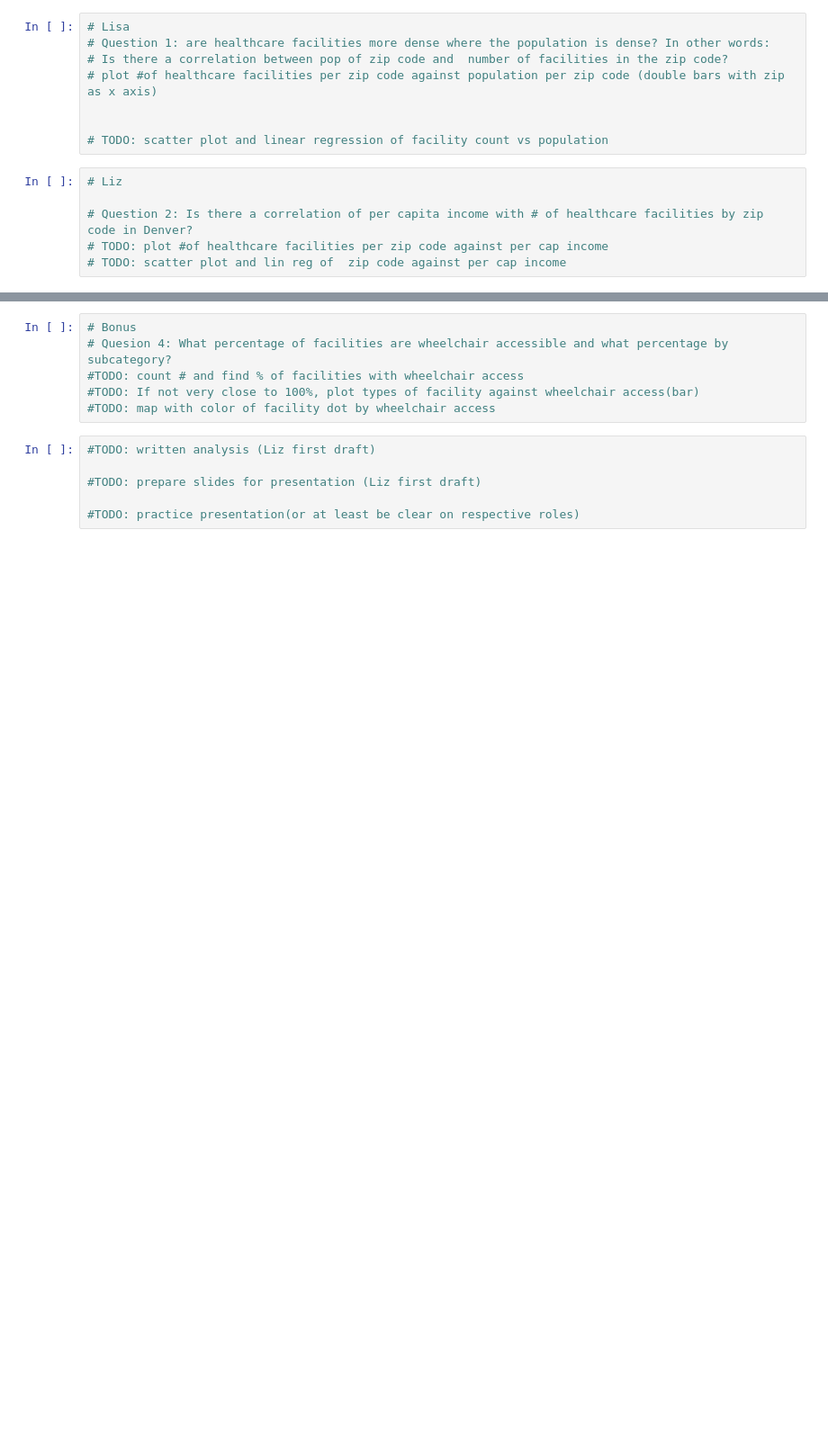
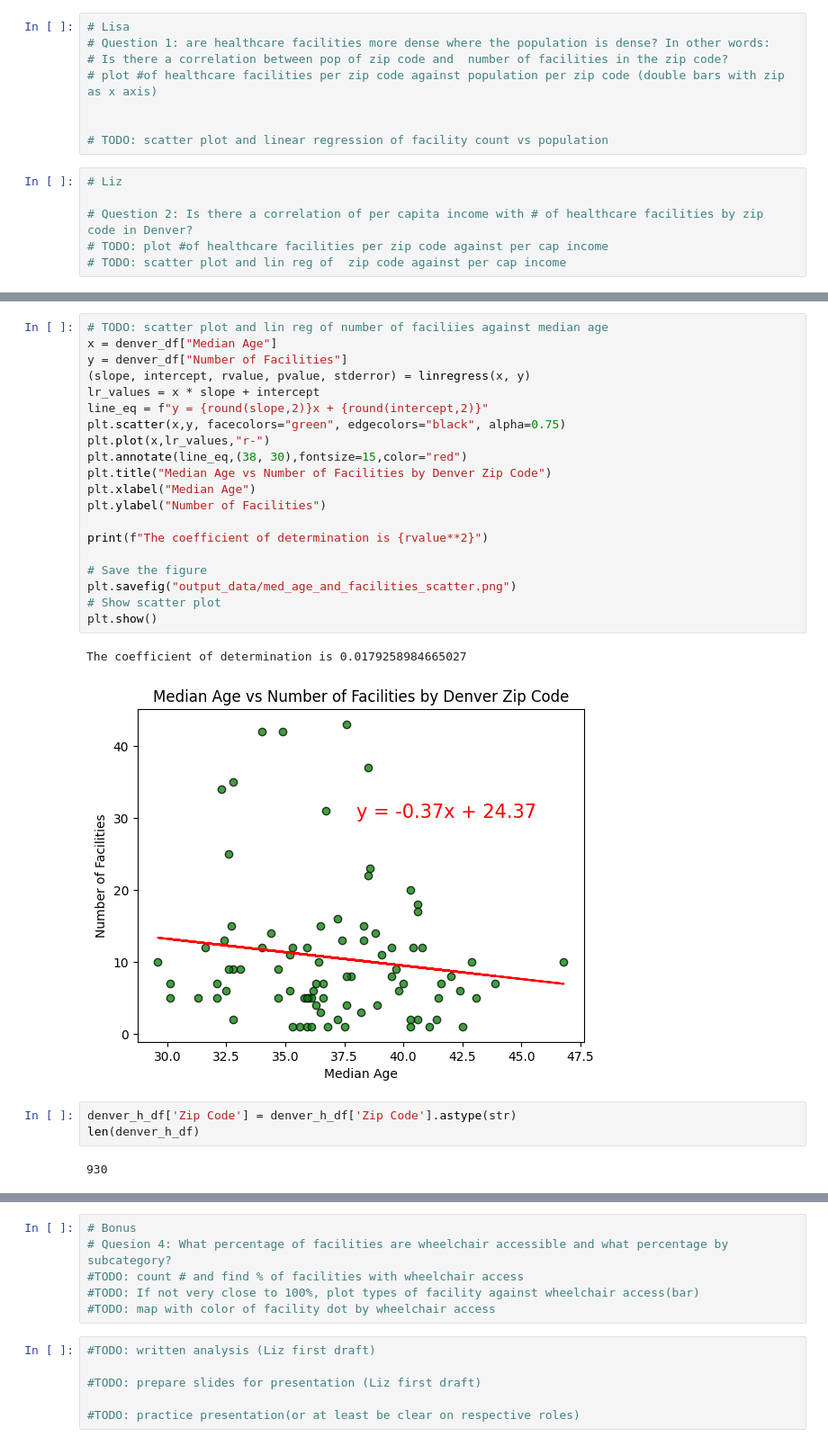
Before and after one commit to lizmartin/project_1_data_viz, a Jupyter notebook: main_project1.ipynb, the cells around one changed output, grey strips where cells are left out. Shown: that part at 90% size. Cells and saved outputs as stored; diff of their text form; blank space fills up the shorter version.

```diff
--- a/main_project1.ipynb
+++ b/main_project1.ipynb
@@ -103,0 +123,28 @@ h_counts.to_csv('resources/combined_data.csv')
+# %%
+# TODO: scatter plot and lin reg of number of faciliies against median age
+x = denver_df["Median Age"]
+y = denver_df["Number of Facilities"]
+(slope, intercept, rvalue, pvalue, stderror) = linregress(x, y)
+lr_values = x * slope + intercept
+line_eq = f"y = {round(slope,2)}x + {round(intercept,2)}"
+plt.scatter(x,y, facecolors="green", edgecolors="black", alpha=0.75)
+plt.plot(x,lr_values,"r-")
+plt.annotate(line_eq,(38, 30),fontsize=15,color="red")
+plt.title("Median Age vs Number of Facilities by Denver Zip Code")
+plt.xlabel("Median Age")
+plt.ylabel("Number of Facilities")
+
+print(f"The coefficient of determination is {rvalue**2}")
+
+# Save the figure
+plt.savefig("output_data/med_age_and_facilities_scatter.png")
+# Show scatter plot
+plt.show()
+# %% [output]
+The coefficient of determination is 0.0179258984665027
+[figure, added]
+# %%
+denver_h_df['Zip Code'] = denver_h_df['Zip Code'].astype(str)
+len(denver_h_df)
+# %% [output]
+930
```
Also changed, not shown: parts of 3 cells of this notebook, 2 other files.
